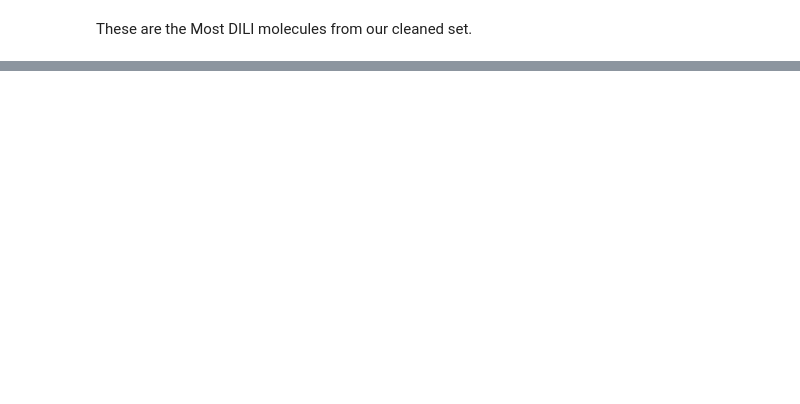
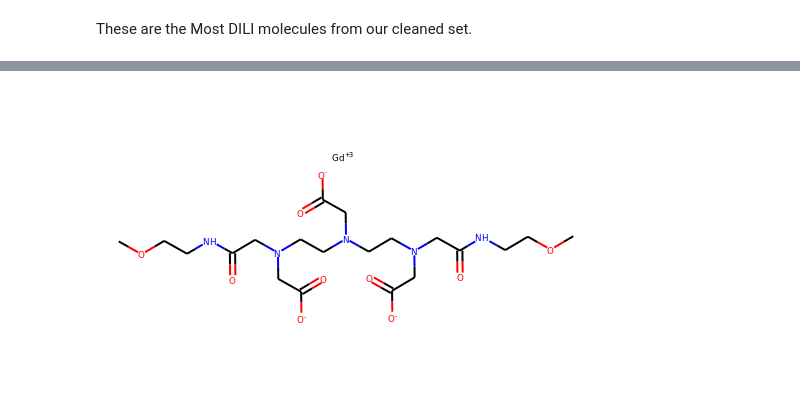
Before and after one commit to OpenRiskNet/notebooks, a Jupyter notebook: DataCure/LTKB/LTKB_dataprep.ipynb, the cells around one changed output, grey strips where cells are left out. Cells and saved outputs as stored; diff of their text form; code cells hidden in the pictures; blank space fills up the shorter version.

```diff
--- a/DataCure/LTKB/LTKB_dataprep.ipynb
+++ b/DataCure/LTKB/LTKB_dataprep.ipynb
@@ -226,0 +340,6 @@ PandasTools.FrameToGridImage(mostDili, column='MOL', legendsCol='LTKBID', molsPe
+# %%
+# This lets's us look at an individual molecule given it's LTKBID
+s = df2[df2['LTKBID'] == 'LT01044']['SMILES']
+Chem.MolFromSmiles(s.values[0])
+# %% [output]
+[figure, added]
```
Also changed, not shown: parts of 23 cells of this notebook.
